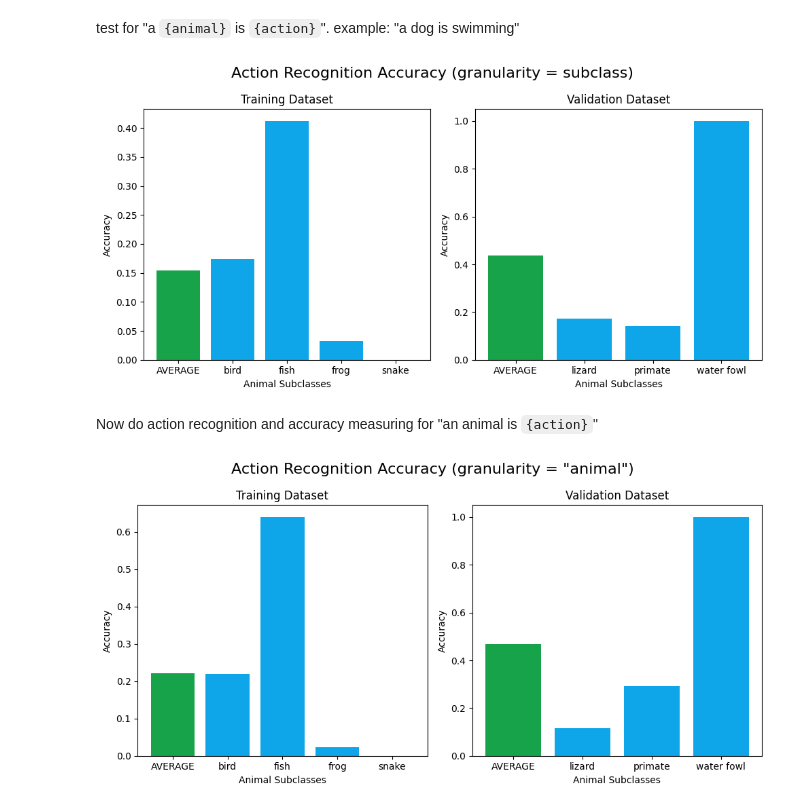
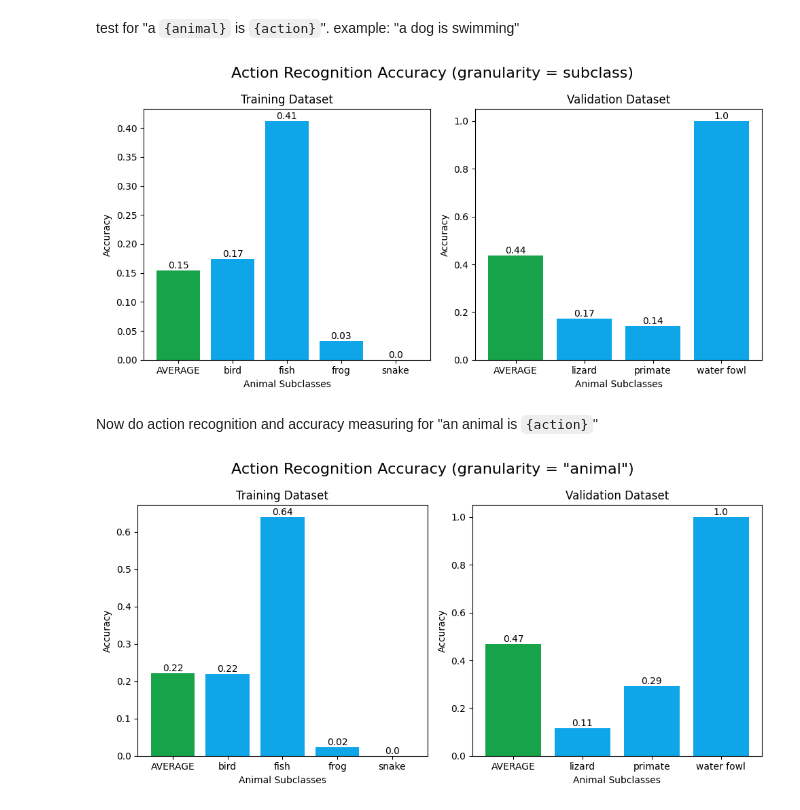
Before and after one commit to jonathanlin0/research_transfer, a Jupyter notebook: baselines/AK_AR_image/blip.ipynb, the cells around one changed output. Cells and saved outputs as stored; diff of their text form; code cells hidden in the pictures.

Commit message:
graphs

```diff
--- a/baselines/AK_AR_image/blip.ipynb
+++ b/baselines/AK_AR_image/blip.ipynb
@@ -128,13 +128,13 @@ processor = CLIPProcessor.from_pretrained("openai/clip-vit-base-patch32")
 
 image_dir = "/Users/jonathanlin/Documents/GitHub/research_transfer/datasets/Animal_Kingdom/action_recognition/dataset/image/"
 
-database_train = {
+database_train_subclass = {
     "bird": [],
     "fish": [],
     "frog": [],
     "snake": []
 }
-database_val = {
+database_val_subclass = {
     "lizard": [],
     "primate": [],
     "water fowl": []
@@ -161,58 +161,63 @@ for image_path, _ in tqdm(data.items()):
     if data[image_path]["dataset"] == "train":
         action = training_strings[index].split(" ")[-1]
         if action == converted_label:
-            database_train[data[image_path]["image_subclass"]].append(1)
+            database_train_subclass[data[image_path]["image_subclass"]].append(1)
         else:
-            database_train[data[image_path]["image_subclass"]].append(0)
+            database_train_subclass[data[image_path]["image_subclass"]].append(0)
     else:
         action = val_strings[index].split(" ")[-1]
         if action == converted_label:
-            database_val[data[image_path]["image_subclass"]].append(1)
+            database_val_subclass[data[image_path]["image_subclass"]].append(1)
         else:
-            database_val[data[image_path]["image_subclass"]].append(0)
+            database_val_subclass[data[image_path]["image_subclass"]].append(0)
 # %%
 # convert the dictionary values to percentages
 
-for animal in database_train:
-    database_train[animal] = database_train[animal].count(1) / len(database_train[animal])
+for animal in database_train_subclass:
+    database_train_subclass[animal] = database_train_subclass[animal].count(1) / len(database_train_subclass[animal])
 
-for animal in database_val:
-    database_val[animal] = database_val[animal].count(1) / len(database_val[animal])
+for animal in database_val_subclass:
+    database_val_subclass[animal] = database_val_subclass[animal].count(1) / len(database_val_subclass[animal])
 # %%
 import matplotlib.pyplot as plt
 
-categories1 = list(database_train.keys())
-values1 = list(database_train.values())
-categories1.insert(0, "AVERAGE")
-values1.insert(0, sum(values1) / len(values1))
-categories2 = list(database_val.keys())
-values2 = list(database_val.values())
-categories2.insert(0, "AVERAGE")
-values2.insert(0, sum(values2) / len(values2))
+categories1_subclass = list(database_train_subclass.keys())
+values1_subclass = list(database_train_subclass.values())
+categories1_subclass.insert(0, "AVERAGE")
+values1_subclass.insert(0, sum(values1_subclass) / len(values1_subclass))
+categories2_subclass = list(database_val_subclass.keys())
+values2_subclass = list(database_val_subclass.values())
+categories2_subclass.insert(0, "AVERAGE")
+values2_subclass.insert(0, sum(values2_subclass) / len(values2_subclass))
 
 fig, (ax1, ax2) = plt.subplots(1, 2, figsize=(10, 5))
 
 # Plot the first bar chart on the first subplot
-ax1.bar(categories1, values1, color=["#16a34a", "#0ea5e9", "#0ea5e9", "#0ea5e9", "#0ea5e9"])
+ax1.bar(categories1_subclass, values1_subclass, color=["#16a34a", "#0ea5e9", "#0ea5e9", "#0ea5e9", "#0ea5e9"])
 ax1.set_xlabel('Animal Subclasses')
 ax1.set_ylabel('Accuracy')
 ax1.set_title('Training Dataset')
+for i, v in enumerate(values1_subclass):
+    ax1.text(i, v, str(round(v, 2)), ha='center', va='bottom')
+
 
 # Plot the second bar chart on the second subplot
-ax2.bar(categories2, values2, color=["#16a34a", "#0ea5e9", "#0ea5e9", "#0ea5e9"])
+ax2.bar(categories2_subclass, values2_subclass, color=["#16a34a", "#0ea5e9", "#0ea5e9", "#0ea5e9"])
 ax2.set_xlabel('Animal Subclasses')
 ax2.set_ylabel('Accuracy')
 ax2.set_title('Validation Dataset')
+for i, v in enumerate(values2_subclass):
+    ax2.text(i, v, str(round(v, 2)), ha='center', va='bottom')
 
 plt.suptitle('Action Recognition Accuracy (granularity = subclass)', fontsize=16)
 
 # Adjust the layout to avoid overlapping
 plt.tight_layout()
 
 # Show the plot
 plt.show()
 # %% [output]
-[figure, old version]
+[figure, new version]
 # %% [markdown]
 Now do action recognition and accuracy measuring for "an animal is `{action}`"
 # %%
@@ -286,26 +291,30 @@ for animal in database_val:
 # %%
-categories1 = list(database_train.keys())
-values1 = list(database_train.values())
-categories1.insert(0, "AVERAGE")
-values1.insert(0, sum(values1) / len(values1))
-categories2 = list(database_val.keys())
-values2 = list(database_val.values())
-categories2.insert(0, "AVERAGE")
-values2.insert(0, sum(values2) / len(values2))
+categories1_animal = list(database_train_animal.keys())
+values1_animal = list(database_train_animal.values())
+categories1_animal.insert(0, "AVERAGE")
+values1_animal.insert(0, sum(values1_animal) / len(values1_animal))
+categories2_animal = list(database_val_animal.keys())
+values2_animal = list(database_val_animal.values())
+categories2_animal.insert(0, "AVERAGE")
+values2_animal.insert(0, sum(values2_animal) / len(values2_animal))
 
 fig, (ax1, ax2) = plt.subplots(1, 2, figsize=(10, 5))
 
 # Plot the first bar chart on the first subplot
-ax1.bar(categories1, values1, color=["#16a34a", "#0ea5e9", "#0ea5e9", "#0ea5e9", "#0ea5e9"])
+ax1.bar(categories1_animal, values1_animal, color=["#16a34a", "#0ea5e9", "#0ea5e9", "#0ea5e9", "#0ea5e9"])
 ax1.set_xlabel('Animal Subclasses')
+ax1.set_title('Training Dataset')
 ax1.set_ylabel('Accuracy')
-ax1.set_title('Training Dataset')
+for i, v in enumerate(values1_animal):
+    ax1.text(i, v, str(round(v, 2)), ha='center', va='bottom')
 
 # Plot the second bar chart on the second subplot
-ax2.bar(categories2, values2, color=["#16a34a", "#0ea5e9", "#0ea5e9", "#0ea5e9"])
+ax2.bar(categories2_animal, values2_animal, color=["#16a34a", "#0ea5e9", "#0ea5e9", "#0ea5e9"])
 ax2.set_xlabel('Animal Subclasses')
 ax2.set_ylabel('Accuracy')
 ax2.set_title('Validation Dataset')
+for i, v in enumerate(values2_animal):
+    ax2.text(i, v, str(round(v, 2)), ha='center', va='bottom')
 
 plt.suptitle('Action Recognition Accuracy (granularity = "animal")', fontsize=16)
 
@@ -315,4 +324,4 @@ plt.tight_layout()
 # Show the plot
 plt.show()
 # %% [output]
-[figure, old version]
+[figure, new version]
```
Also changed, not shown: parts of 2 cells of this notebook.
